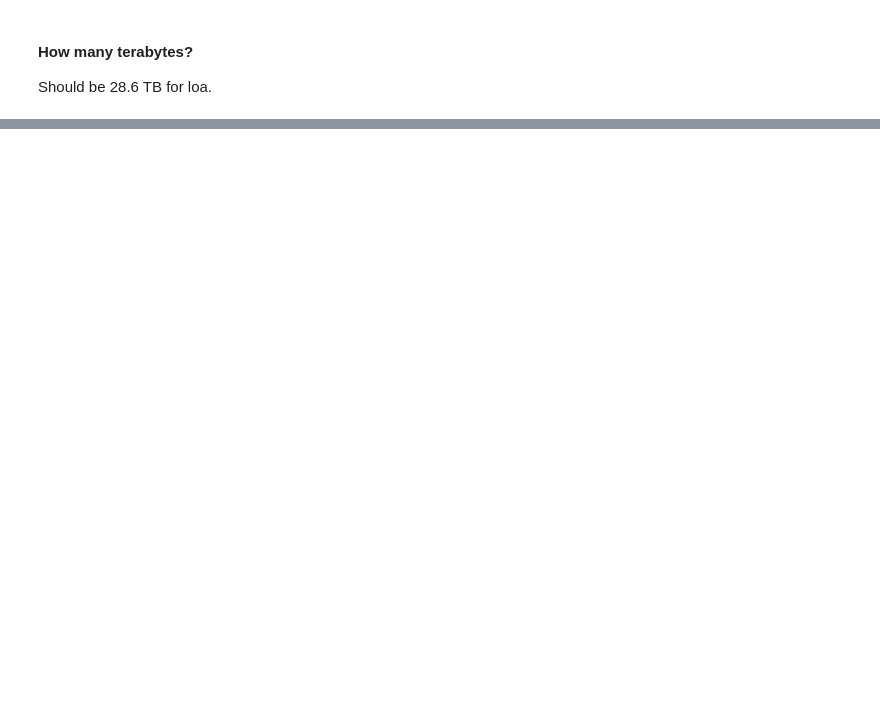
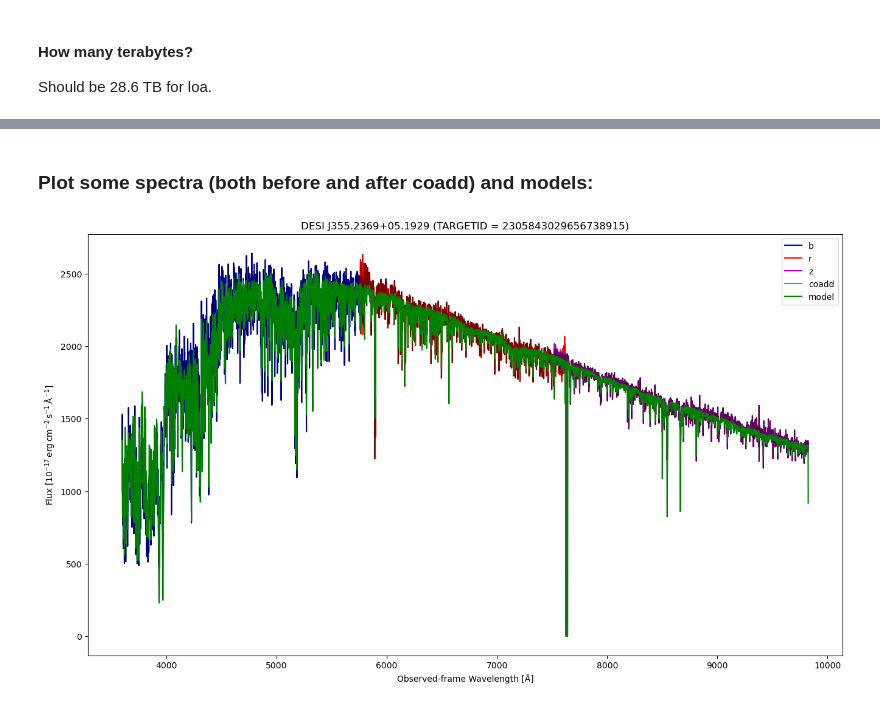
Before and after one commit to desihub/desicamcoadd, a Jupyter notebook: doc/nb/desicamcoadd_dr2.ipynb, the cells around one changed output, grey strips where cells are left out. Saved outputs shown, nothing was run; the diff lists cells and outputs as text; code cells hidden in the pictures; blank space fills up the shorter version.

```diff
--- a/doc/nb/desicamcoadd_dr2.ipynb
+++ b/doc/nb/desicamcoadd_dr2.ipynb
@@ -124,3 +43,8 @@ zsize = np.asarray([os.path.getsize(this_file) for this_file in zfile])
+# %%
+with open(output_json) as JSON:
+    healpix_info = json.load(JSON)
+assert sum([len(h) for h in healpix_info]) == 56780
+assert all([all([hh[4] > 0 for hh in h]) for h in healpix_info])
 # %% [markdown]
 #### How many terabytes?
 
@@ -261,0 +62,7 @@ test
+# %%
+# Pick a few random file-pairs (input and output):
+i, j = 0, 777
+hh = healpix_info[i][j]
+coadd_file = desispec.io.findfile('coadd', survey=hh[0], faprogram=hh[1], healpix=hh[2], readonly=True)
+coadd = desispec.io.read_spectra(coadd_file, return_models=True)
+camcoadd_file = os.path.join(hh[3], hh[0], hh[1], str(hh[2] // 100), str(hh[2]), f'camcoadd-{hh[0]}-{hh[1]}-{hh[2]:d}.fits')
@@ -261,0 +72,6 @@ test
+# %%
+camcoadd = coadd_cameras(coadd)
+rsigma = desicamcoadd.compute_resolution_sigma(camcoadd)
+camcoadd.extra = {camcoadd.bands[0]: {'wavedisp': rsigma,
+                                      'sky': np.zeros(camcoadd.flux[camcoadd.bands[0]].shape, dtype=camcoadd.flux[camcoadd.bands[0]].dtype)}}
+desispec.io.write_spectra(camcoadd_file, camcoadd)
@@ -261,0 +86,18 @@ test
+# %% [markdown]
+### Plot some spectra (both before and after coadd) and models:
+# %%
+j = 0
+# %%
+f = plt.figure(figsize=(16, 9), dpi=100)
+ax = f.add_subplot(1, 1, 1)
+p0 = ax.plot(coadd.wave['b'], coadd.flux['b'][j], 'b', label='b')
+p1 = ax.plot(coadd.wave['r'], coadd.flux['r'][j], 'r', label='r')
+p2 = ax.plot(coadd.wave['z'], coadd.flux['z'][j], 'm', label='z')
+p3 = ax.plot(camcoadd.wave['brz'], camcoadd.flux['brz'][j], 'k', alpha=0.5, label='coadd')
+plt.plot(camcoadd.wave['brz'], camcoadd.model['brz'][j], 'g', label='model')
+foo = ax.set_xlabel('Observed-frame Wavelength [Å]')
+foo = ax.set_ylabel(r'Flux [$10^{-17} \, \mathrm{erg} \, \mathrm{cm}^{-2} \, \mathrm{s}^{-1} \,\mathrm{\AA}^{-1}$]')
+foo = ax.set_title(f"{coadd.fibermap['DESINAME'][j]} (TARGETID = {coadd.fibermap['TARGETID'][j]:d})")
+l = ax.legend()
+# %% [output]
+[figure, added]
```
Also changed, not shown: parts of 48 cells of this notebook, 1 other file.
